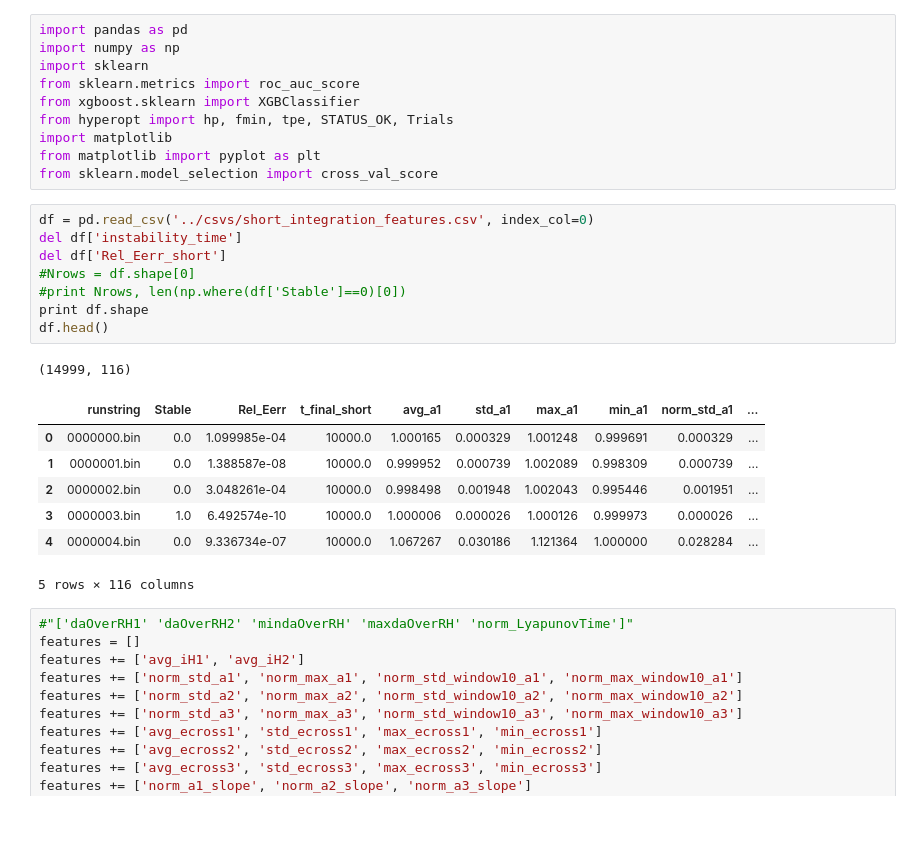
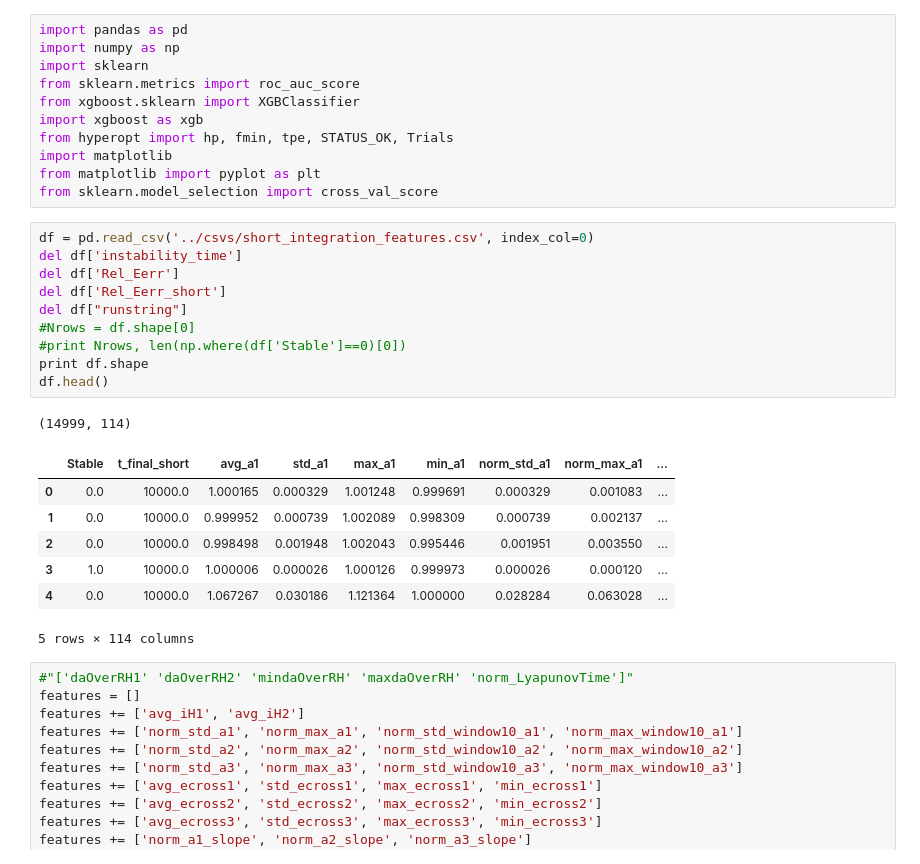
Before and after one commit to dtamayo/MLstability, a Jupyter notebook: Analysis/Experimenting _with_HyperOpt.ipynb, the cells around one changed output. Drawn from its saved outputs; the diff is of its cells as text; blank space fills up the shorter version.

```diff
--- a/Analysis/Experimenting _with_HyperOpt.ipynb
+++ b/Analysis/Experimenting _with_HyperOpt.ipynb
@@ -4,6 +4,7 @@ import numpy as np
 import sklearn
 from sklearn.metrics import roc_auc_score
 from xgboost.sklearn import XGBClassifier
+import xgboost as xgb
 from hyperopt import hp, fmin, tpe, STATUS_OK, Trials
 import matplotlib
 from matplotlib import pyplot as plt
@@ -11,20 +12,22 @@ from sklearn.model_selection import cross_val_score
 # %%
 df = pd.read_csv('../csvs/short_integration_features.csv', index_col=0)
 del df['instability_time']
+del df['Rel_Eerr']
 del df['Rel_Eerr_short']
+del df["runstring"]
 #Nrows = df.shape[0]
 #print Nrows, len(np.where(df['Stable']==0)[0])
 print df.shape
 df.head()
 # %% [output]
-(14999, 116)
+(14999, 114)
-|  | runstring | Stable | Rel_Eerr | t_final_short | avg_a1 | std_a1 | max_a1 | min_a1 | norm_std_a1 | ... |
-| 0 | 0000000.bin | 0.0 | 1.099985e-04 | 10000.0 | 1.000165 | 0.000329 | 1.001248 | 0.999691 | 0.000329 | ... |
-| 1 | 0000001.bin | 0.0 | 1.388587e-08 | 10000.0 | 0.999952 | 0.000739 | 1.002089 | 0.998309 | 0.000739 | ... |
-| 2 | 0000002.bin | 0.0 | 3.048261e-04 | 10000.0 | 0.998498 | 0.001948 | 1.002043 | 0.995446 | 0.001951 | ... |
-| 3 | 0000003.bin | 1.0 | 6.492574e-10 | 10000.0 | 1.000006 | 0.000026 | 1.000126 | 0.999973 | 0.000026 | ... |
-| 4 | 0000004.bin | 0.0 | 9.336734e-07 | 10000.0 | 1.067267 | 0.030186 | 1.121364 | 1.000000 | 0.028284 | ... |
+|  | Stable | t_final_short | avg_a1 | std_a1 | max_a1 | min_a1 | norm_std_a1 | norm_max_a1 | ... |
+| 0 | 0.0 | 10000.0 | 1.000165 | 0.000329 | 1.001248 | 0.999691 | 0.000329 | 0.001083 | ... |
+| 1 | 0.0 | 10000.0 | 0.999952 | 0.000739 | 1.002089 | 0.998309 | 0.000739 | 0.002137 | ... |
+| 2 | 0.0 | 10000.0 | 0.998498 | 0.001948 | 1.002043 | 0.995446 | 0.001951 | 0.003550 | ... |
+| 3 | 1.0 | 10000.0 | 1.000006 | 0.000026 | 1.000126 | 0.999973 | 0.000026 | 0.000120 | ... |
+| 4 | 0.0 | 10000.0 | 1.067267 | 0.030186 | 1.121364 | 1.000000 | 0.028284 | 0.063028 | ... |
-5 rows × 116 columns
+5 rows × 114 columns
 # %%
 #"['daOverRH1' 'daOverRH2' 'mindaOverRH' 'maxdaOverRH' 'norm_LyapunovTime']"
 features = []
```
Also changed, not shown: parts of 49 cells of this notebook, 2 other files.
